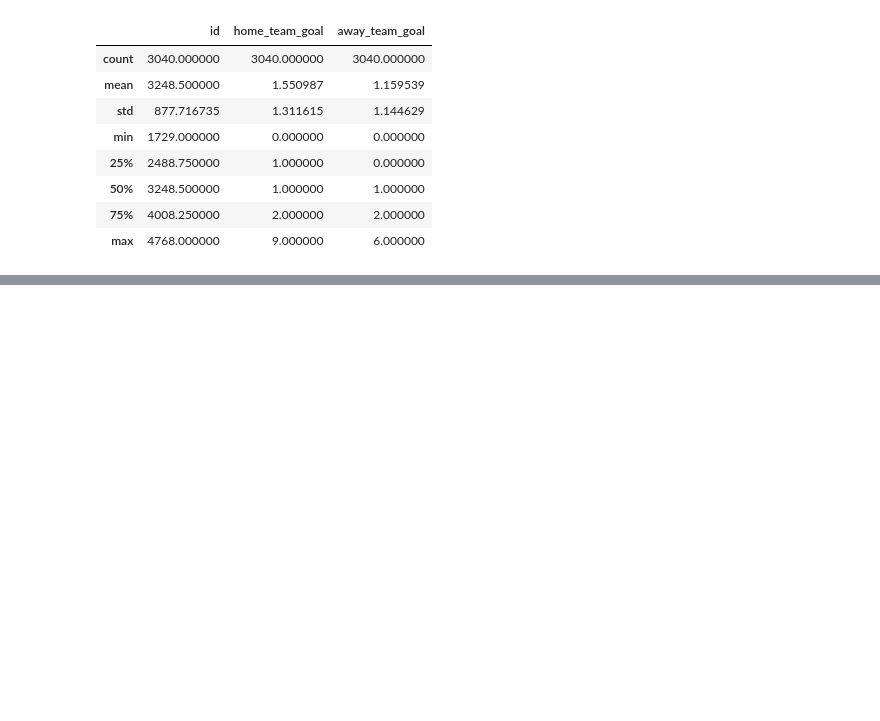
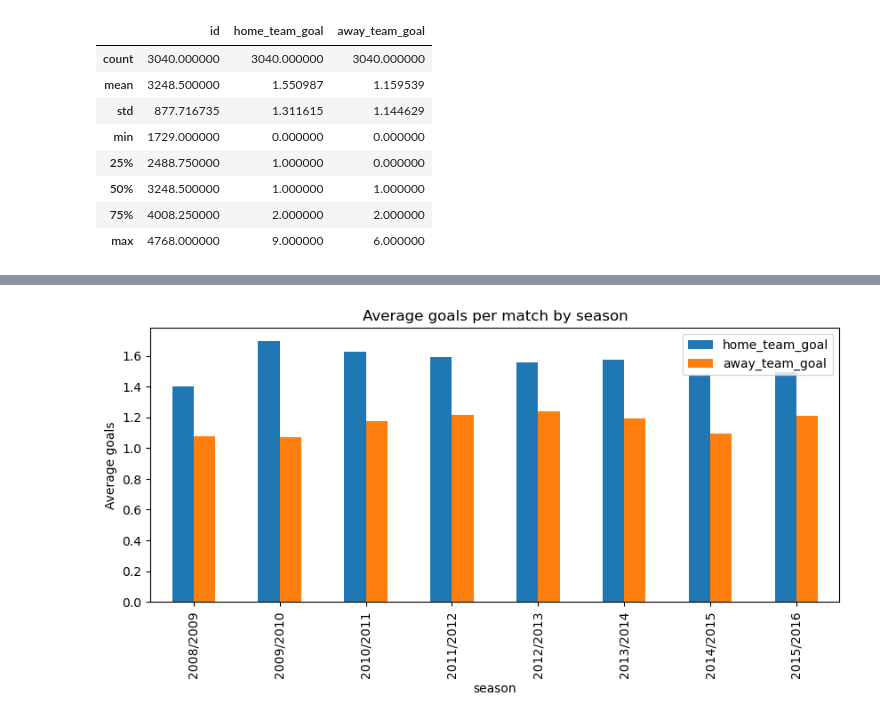
Before and after one commit to Jayodya-gveb/Sports-Analytics-, a Jupyter notebook: notebooks/Part1_Data_Extraction_EDA.ipynb, the cells around one changed output, grey strips where cells are left out. Saved outputs shown, nothing was run; the diff lists cells and outputs as text; code cells hidden in the pictures; blank space fills up the shorter version.

```diff
--- a/notebooks/Part1_Data_Extraction_EDA.ipynb
+++ b/notebooks/Part1_Data_Extraction_EDA.ipynb
@@ -96,0 +216,7 @@ df.describe()
+# %%
+df.groupby('season')[['home_team_goal', 'away_team_goal']].mean().plot(kind='bar', figsize=(10,4))
+plt.title('Average goals per match by season')
+plt.ylabel('Average goals')
+plt.show()
+# %% [output]
+[figure, added]
```
Also changed, not shown: parts of 14 cells of this notebook.
